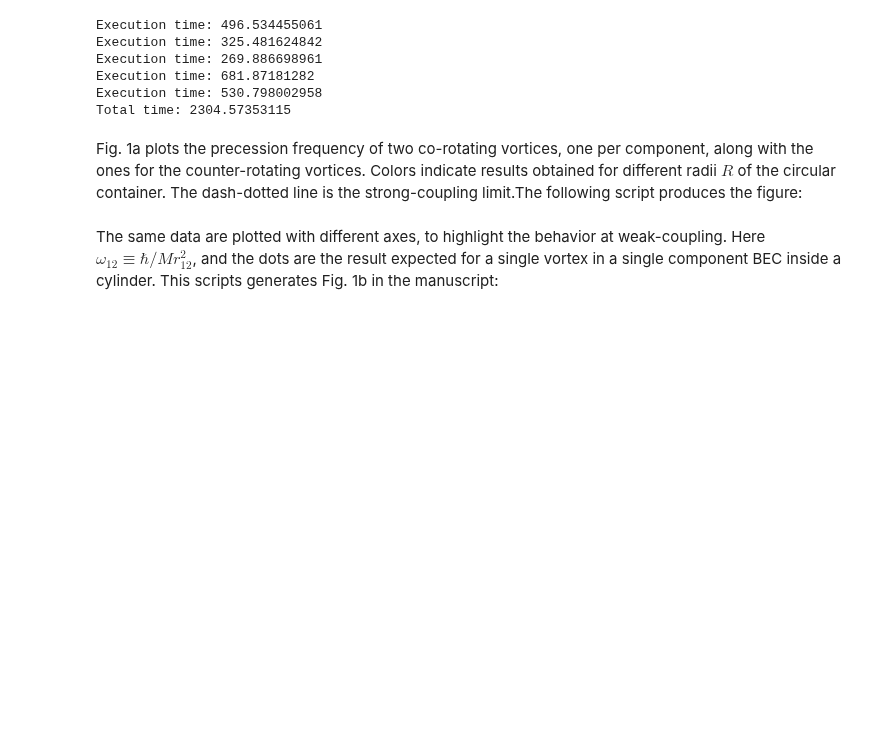
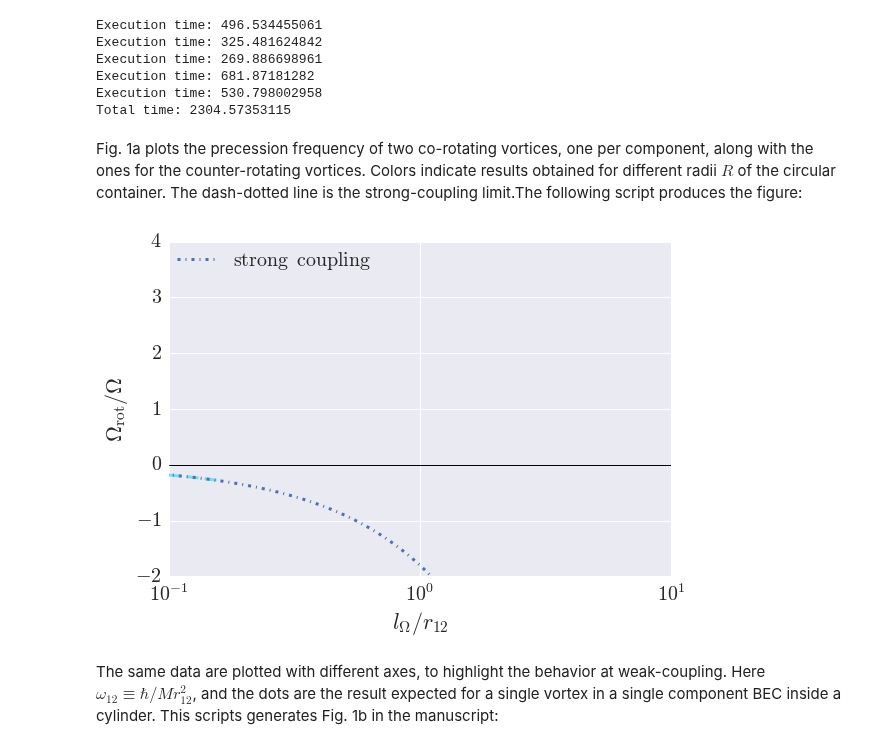
Before and after one commit to AberaAMuhamed/notebooks, a Jupyter notebook: Vortex_Dynamics.ipynb, the cells around one changed output. Cells and saved outputs as stored; diff of their text form; code cells hidden in the pictures; blank space fills up the shorter version.

```diff
--- a/Vortex_Dynamics.ipynb
+++ b/Vortex_Dynamics.ipynb
@@ -67,7 +67,7 @@ def two_vortices(lOmega_over_r12, radius):
     dim = int(length * const * r12_over_Xi12) + 1  # linear dimension of the lattice
 
     ### Hamiltonian parameters
-    g_a = 10. * r12_over_Xi12**2 / (2. * n_0) # intra-particle coupling (firt component)
+    g_a = 10. * r12_over_Xi12**2 / (2. * n_0) # intra-particle coupling (first component)
     g_b = 10. * r12_over_Xi12**2 / (2. * n_0) # intra-particle coupling (second component)
     g_ab = 0                                  # inter-particle coupling
     omega_rabi = -1. / (lOmega_over_r12**2)   # Rabi coupling (it is negative since the library use a different sign convention)
@@ -116,7 +116,7 @@ def two_vortices(lOmega_over_r12, radius):
     def vortex_b(x, y):
         z = (x+initial_vortices_distance/2.) + 1j*y
         angle = np.angle(z)
-        return np.exp( - 1j * angle)
+        return np.exp(1j * angle)
 
 
     ###
@@ -499,40 +486,48 @@ mycolors = {4:"#6EE1F7", 7:"#43CA2E", 10:"#861010"}
 
 for radius in parameters:
     length_x = int(2*radius)
-    ordered_left = df[(df['length_x'] == length_x) & (df['l_omega_r12'] <= 0.50118723) &\
-                      (df['l_omega_r12'] != 0.79432823) & (df['l_omega_r12'] != 0.63095734)].sort('l_omega_r12')
-    ordered_right = df[(df['length_x'] == length_x) & (df['l_omega_r12'] >= 0.50118723) &\
-                       (df['l_omega_r12'] != 0.79432823) & (df['l_omega_r12'] != 0.63095734)].sort('l_omega_r12')
+    ordered_left = df[(df['length_x'] == length_x) &\
+                      (df['l_omega_r12'] <= 0.50118723) &\
+                      (df['l_omega_r12'] != 0.79432823) &\
+                      (df['l_omega_r12'] != 0.63095734)\
+                     ].sort('l_omega_r12')
+    ordered_right = df[(df['length_x'] == length_x) &\
+                       (df['l_omega_r12'] >= 0.50118723) &\
+                       (df['l_omega_r12'] != 0.79432823) &\
+                       (df['l_omega_r12'] != 0.63095734)\
+                      ].sort('l_omega_r12')
     x_l = ordered_left['l_omega_r12']
     y_l = ordered_left['omega_rot/omega']
     x_r = ordered_right['l_omega_r12']
     y_r = ordered_right['omega_rot/omega']
     x_rm = x_r.as_matrix()
     y_rm = y_r.as_matrix()
     x_r2 = np.linspace(x_rm.min(), x_rm.max(), 300)
     y_r2 = spline(x_rm, y_rm, x_r2)
     plt.plot(x_l, y_l, "--", dashes = [12, 6], label="", color=mycolors[length_x])
     plt.plot(x_r2, y_r2, label='$R/r_{12}=%.1f$' % radius, color=mycolors[length_x])
 
 # add the strong coupling limit
 x = np.linspace(0, 2, 100)
-y = 4*np.sqrt(2)*x/np.pi
-plt.plot(x, y, '-.', label="$\mathrm{strong} \, \mathrm{coupling}$");
+y = -4*np.sqrt(2)*x/np.pi
+plt.plot(x, y, '-.', label="$\mathrm{strong} \,\,\, \mathrm{coupling}$");
 
 # add counter-rotating vortices
 plt.plot(LOmega_over_r12,Omega_rot,'D', color=colors(4), lw=2, label="$\mathrm{counter-rotating} \,\,\, \mathrm{vortices}$");
 
 # set labels and limits
 plt.xscale('log')
 plt.xlabel("$l_\Omega/r_{12}$")
 plt.ylabel("$\Omega_\mathrm{rot}/\Omega$")
 plt.xlim(0.1, 10)
 plt.ylim(-2, 4)
 plt.yticks([-2, -1, 0, 1, 2, 3, 4], ['$-2$', '$-1$', '$0$', '$1$', '$2$', '$3$', '$4$'])
 plt.xticks([0.1, 1, 10], ['$10^{-1}$', '$10^{0}$', '$10^{1}$', ])
 plt.axhline(0, color='black', linewidth=1)
 lgd = plt.legend(bbox_to_anchor=(0, 1), loc=2, borderaxespad=0.);
 plt.show()
+# %% [output]
+[figure, added]
 # %% [markdown]
 The same data are plotted with different axes, to highlight the behavior at weak-coupling. Here $\omega_{12} \equiv \hbar/M r_{12}^2$, and the dots are the result expected for a single vortex in a single component BEC inside a cylinder. This scripts generates Fig. 1b in the manuscript:
 # %%
```
Also changed, not shown: parts of 1 cell of this notebook.
